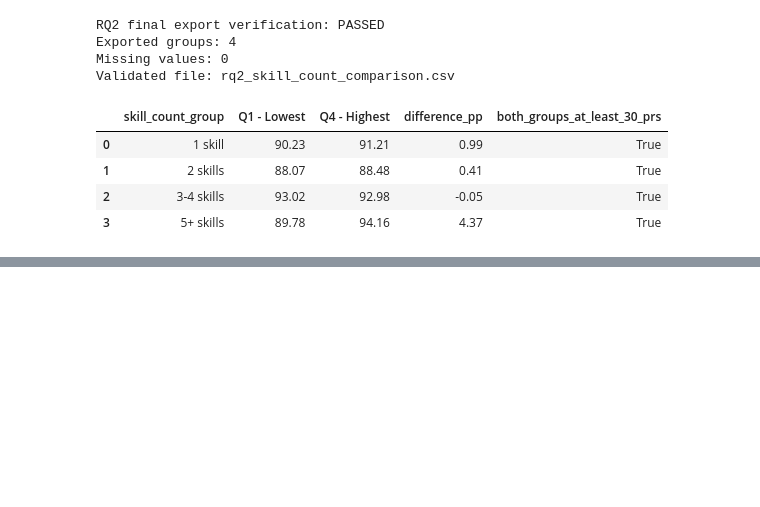
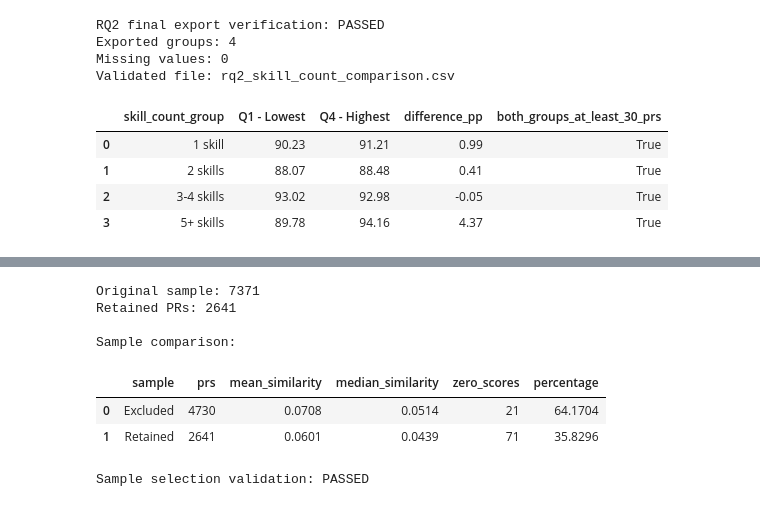
Before and after one commit to ribarb65/agent-skills-pr-acceptance, a Jupyter notebook: notebooks/02_rq2_analysis.ipynb, the cells around one changed output, grey strips where cells are left out. Saved outputs shown, nothing was run; the diff lists cells and outputs as text; code cells hidden in the pictures; blank space fills up the shorter version.

```diff
--- a/notebooks/02_rq2_analysis.ipynb
+++ b/notebooks/02_rq2_analysis.ipynb
@@ -2791,0 +2942,46 @@ Validated file: rq2_skill_count_comparison.csv
+# %%
+import pandas as pd
+import numpy as np
+
+sample_check = best_matches[
+    ["pr_id", "similarity_score"]
+].drop_duplicates("pr_id").copy()
+
+retained_ids = set(conservative_matches["pr_id"])
+
+sample_check["sample"] = np.where(
+    sample_check["pr_id"].isin(retained_ids),
+    "Retained",
+    "Excluded"
+)
+
+summary = sample_check.groupby("sample").agg(
+    prs=("pr_id", "count"),
+    mean_similarity=("similarity_score", "mean"),
+    median_similarity=("similarity_score", "median"),
+    zero_scores=("similarity_score", lambda x: (x == 0).sum())
+).reset_index()
+
+summary["percentage"] = (
+    100 * summary["prs"] / len(sample_check)
+)
+
+print("Original sample:", len(sample_check))
+print("Retained PRs:", len(retained_ids))
+print("\nSample comparison:")
+
+display(summary.round(4))
+
+assert len(sample_check) == 7371
+assert summary["prs"].sum() == 7371
+
+print("\nSample selection validation: PASSED")
+# %% [output]
+Original sample: 7371
+Retained PRs: 2641
+
+Sample comparison:
+|  | sample | prs | mean_similarity | median_similarity | zero_scores | percentage |
+| 0 | Excluded | 4730 | 0.0708 | 0.0514 | 21 | 64.1704 |
+| 1 | Retained | 2641 | 0.0601 | 0.0439 | 71 | 35.8296 |
+Sample selection validation: PASSED
```
Also changed, not shown: parts of 8 cells of this notebook, 1 other file.
